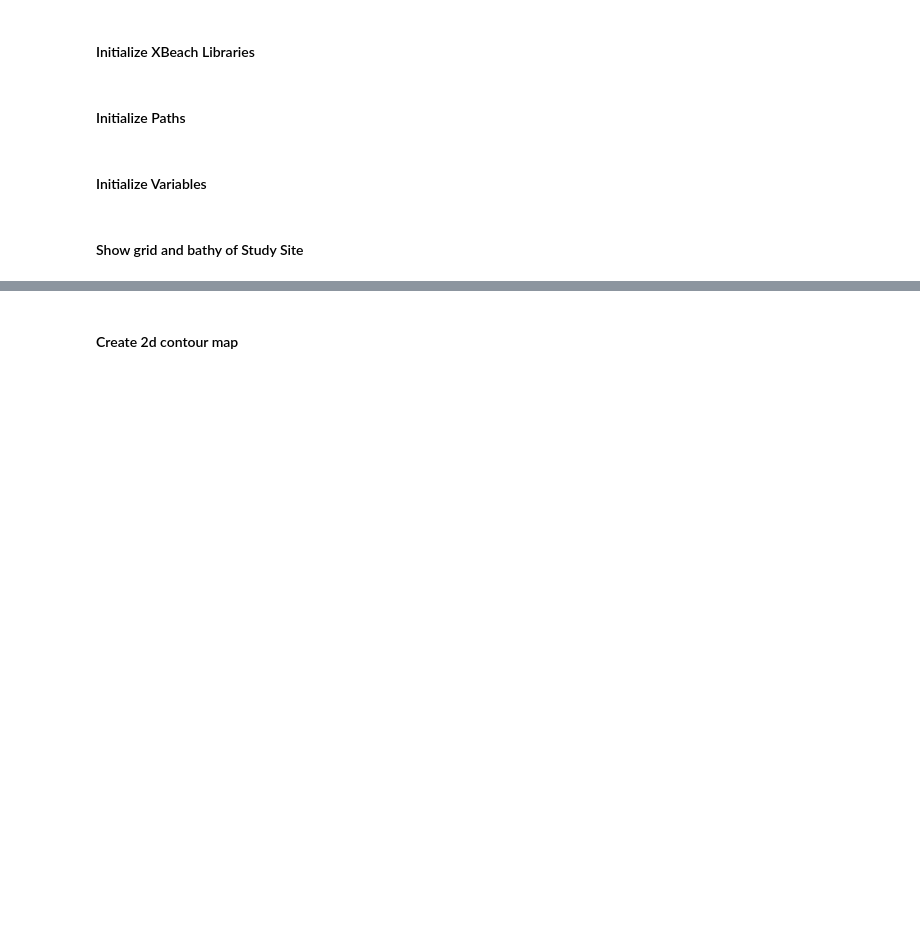
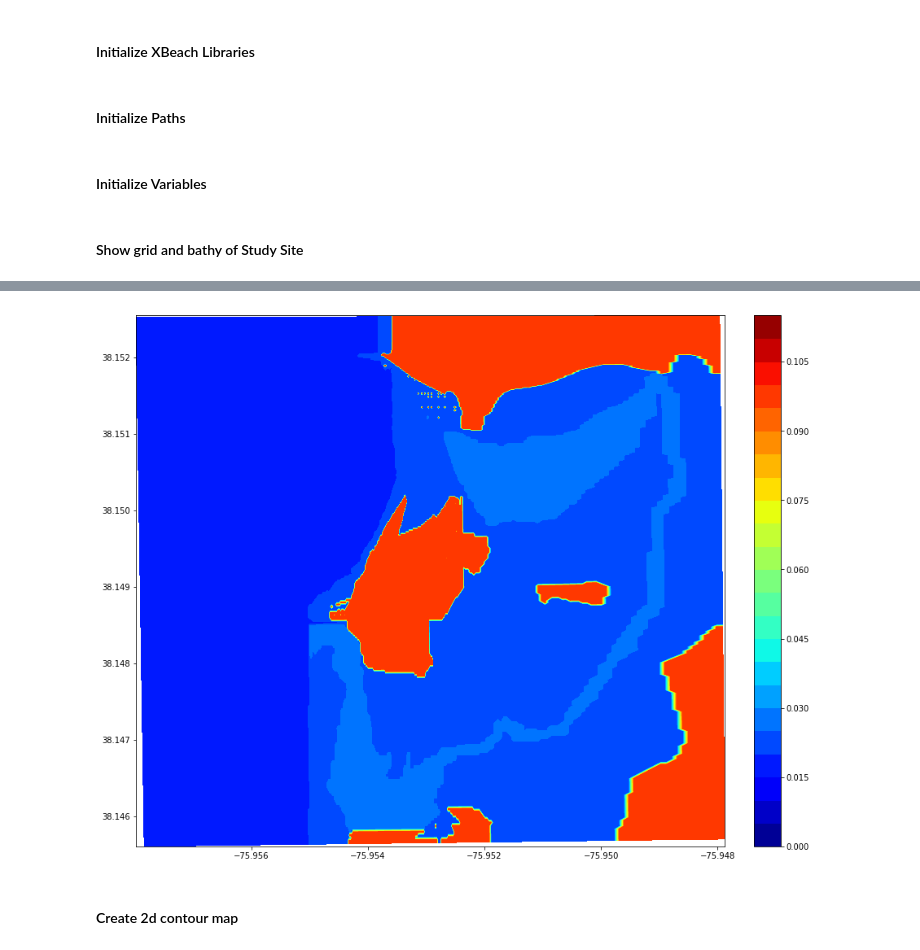
Before and after one commit to yangzhangfeng/xbeach, a Jupyter notebook: xbeach_python/post_process_2d.ipynb, the cells around one changed output, grey strips where cells are left out. Drawn from its saved outputs; the diff is of its cells as text; code cells hidden in the pictures; blank space fills up the shorter version.

```diff
--- a/xbeach_python/post_process_2d.ipynb
+++ b/xbeach_python/post_process_2d.ipynb
@@ -54,3 +90,16 @@ IFrame('map.html', width=900, height=650)
+# %%
+fig,ax = plt.subplots(figsize=(16,12))
+#cmap = mpl.cm.get_cmap('jet')
+#normalize = mpl.colors.Normalize(vmin=.01, vmax=.03)
+#colors = [cmap(normalize(value)) for value in bed.reshape(x1*y1)]
+levels = np.arange(0,0.12,0.005)
+plt.contourf(x,y,bed,cmap='jet',vmin=0, vmax=np.max(levels),levels=levels)
+plt.colorbar(cmap='jet',pad=0.04)
+ax.set_xlim([x.min(),x.max()])
+ax.set_ylim([y.min(),y.max()])
+plt.show()
+# %% [output]
+[figure, added]
 # %% [markdown]
 #### Create 2d contour map
 # %%
```
Also changed, not shown: parts of 11 cells of this notebook.
